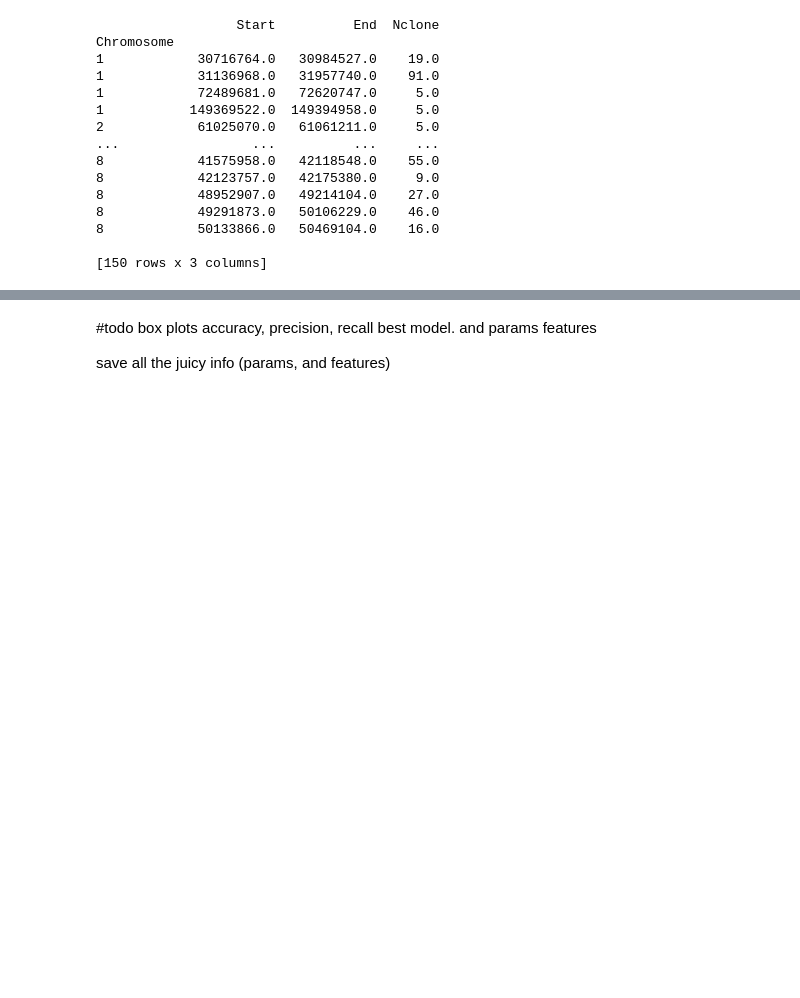
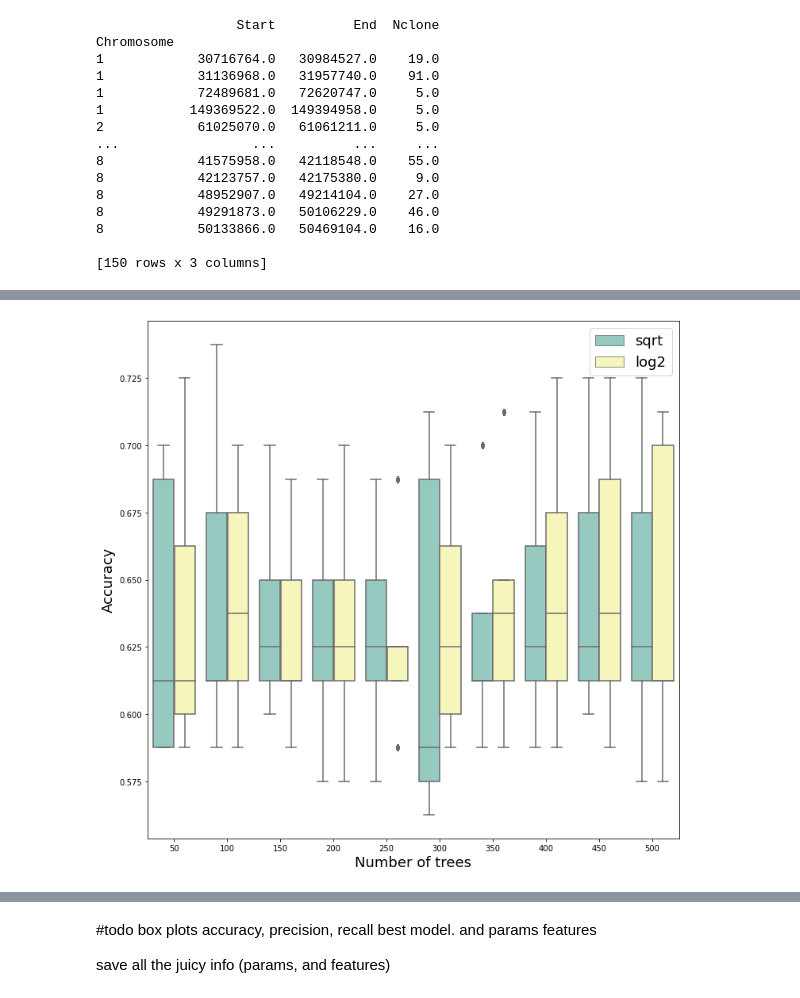
Before and after one commit to pbrizzolari/CATS, a Jupyter notebook: Random_forest_model.ipynb, the cells around one changed output, grey strips where cells are left out. Cells and saved outputs as stored; diff of their text form; code cells hidden in the pictures; blank space fills up the shorter version.

```diff
--- a/Random_forest_model.ipynb
+++ b/Random_forest_model.ipynb
@@ -113,0 +134,3 @@ modeller.all_accuracies
+# %%
+df = pd.DataFrame(data = modeller.all_accuracies.reset_index())
+df
@@ -113,0 +151,11 @@ modeller.all_accuracies
+# %%
+fig, ax = pyplot.subplots(figsize=(12,12))
+sns.boxplot(ax = ax, x="n_estimators", y=0, hue="max_features", data=df, palette="Set3")
+ax.set_xlabel("Number of trees", size=18)
+ax.set_ylabel("Accuracy", size=18)
+plt.legend(fontsize=18)
+#ax.set(xlabel='Accuracy', ylabel='Number of trees', size=14)
+plt.savefig("Figures/RF_doubleboxplot.pdf")
+plt.show()
+# %% [output]
+[figure, added]
```
Also changed, not shown: parts of 13 cells of this notebook, 11 other files.
